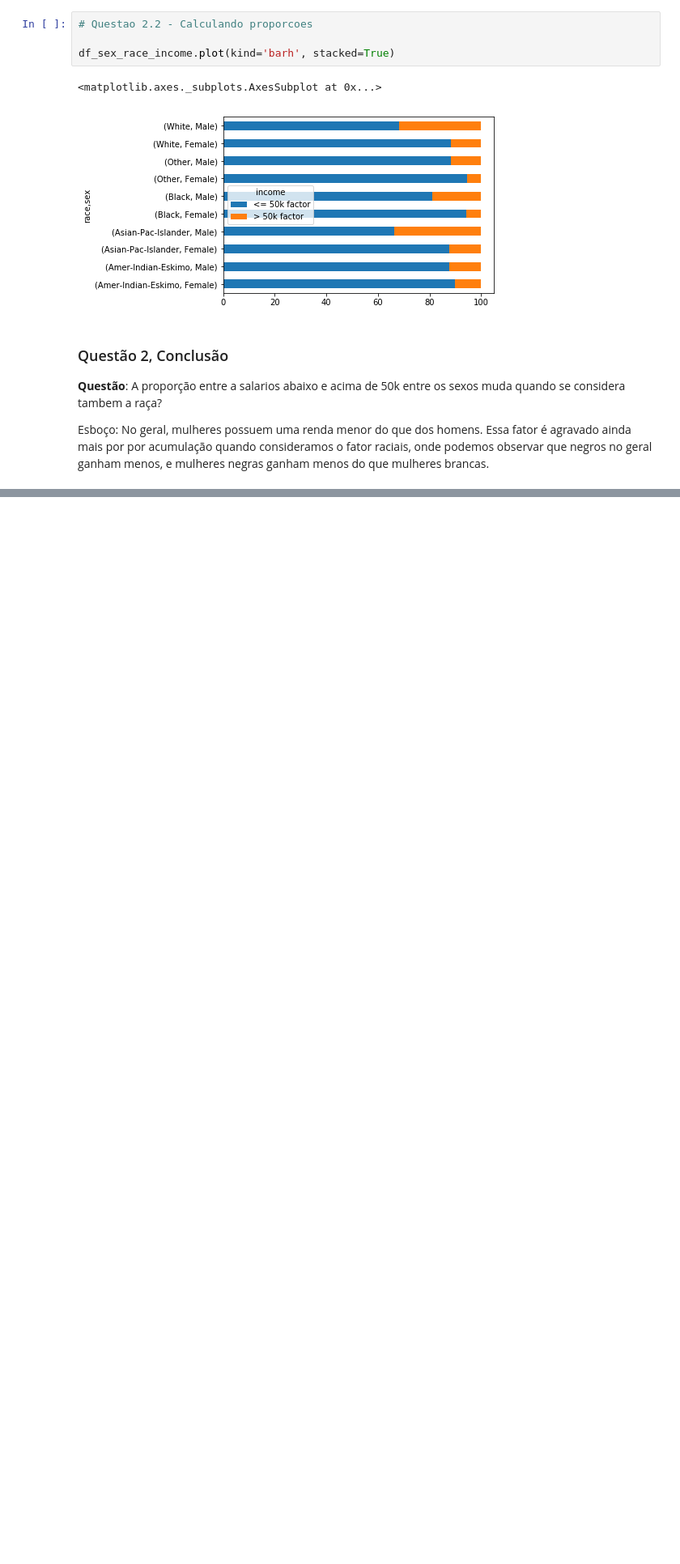
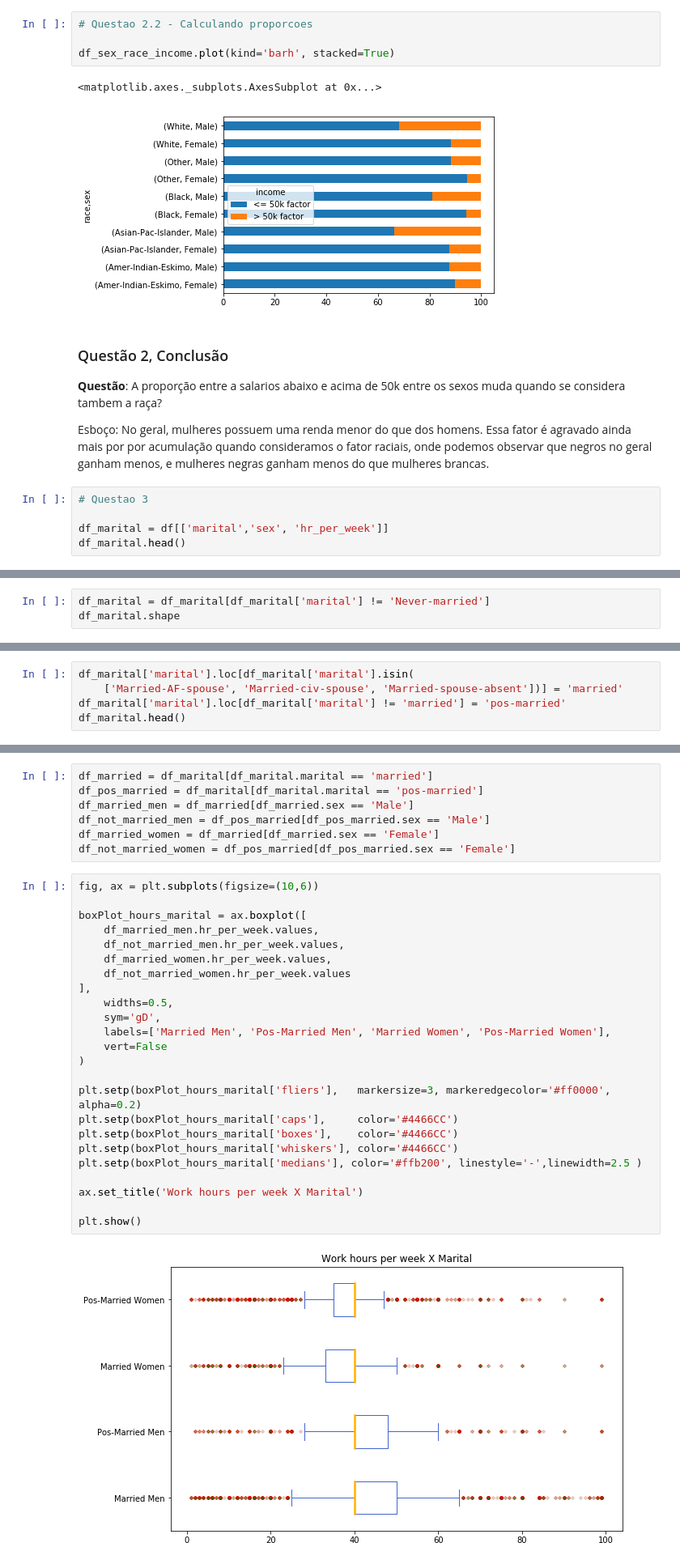
Before and after one commit to Pedalves/DataScience, a Jupyter notebook: ExploratoryDataAnalysis.ipynb, the cells around one changed output, grey strips where cells are left out. Shown at 81% size. Drawn from its saved outputs; the diff is of its cells as text; blank space fills up the shorter version.

```diff
--- a/ExploratoryDataAnalysis.ipynb
+++ b/ExploratoryDataAnalysis.ipynb
@@ -292,3 +292,8 @@ df_sex_race_income.plot(kind='barh', stacked=True)
 **Questão**: A proporção entre a salarios abaixo e acima de 50k entre os sexos muda quando se considera tambem a raça?
 
 Esboço: No geral, mulheres possuem uma renda menor do que dos homens. Essa fator é agravado ainda mais por por acumulação quando consideramos o fator raciais, onde podemos observar que negros no geral ganham menos, e mulheres negras ganham menos do que mulheres brancas.
+# %%
+# Questao 3
+
+df_marital = df[['marital','sex', 'hr_per_week']]
+df_marital.head()
@@ -294,0 +311,3 @@ Esboço: No geral, mulheres possuem uma renda menor do que dos homens. Essa fato
+# %%
+df_marital = df_marital[df_marital['marital'] != 'Never-married']
+df_marital.shape
@@ -294,0 +316,5 @@ Esboço: No geral, mulheres possuem uma renda menor do que dos homens. Essa fato
+# %%
+df_marital['marital'].loc[df_marital['marital'].isin(
+    ['Married-AF-spouse', 'Married-civ-spouse', 'Married-spouse-absent'])] = 'married'
+df_marital['marital'].loc[df_marital['marital'] != 'married'] = 'pos-married'
+df_marital.head()
@@ -294,0 +332,33 @@ Esboço: No geral, mulheres possuem uma renda menor do que dos homens. Essa fato
+# %%
+df_married = df_marital[df_marital.marital == 'married']
+df_pos_married = df_marital[df_marital.marital == 'pos-married']
+df_married_men = df_married[df_married.sex == 'Male']
+df_not_married_men = df_pos_married[df_pos_married.sex == 'Male']
+df_married_women = df_married[df_married.sex == 'Female']
+df_not_married_women = df_pos_married[df_pos_married.sex == 'Female']
+# %%
+fig, ax = plt.subplots(figsize=(10,6))
+
+boxPlot_hours_marital = ax.boxplot([
+    df_married_men.hr_per_week.values,
+    df_not_married_men.hr_per_week.values,
+    df_married_women.hr_per_week.values,
+    df_not_married_women.hr_per_week.values
+],
+    widths=0.5,
+    sym='gD',
+    labels=['Married Men', 'Pos-Married Men', 'Married Women', 'Pos-Married Women'],
+    vert=False
+)
+
+plt.setp(boxPlot_hours_marital['fliers'],   markersize=3, markeredgecolor='#ff0000', alpha=0.2)
+plt.setp(boxPlot_hours_marital['caps'],     color='#4466CC')
+plt.setp(boxPlot_hours_marital['boxes'],    color='#4466CC')
+plt.setp(boxPlot_hours_marital['whiskers'], color='#4466CC')
+plt.setp(boxPlot_hours_marital['medians'], color='#ffb200', linestyle='-',linewidth=2.5 )
+
+ax.set_title('Work hours per week X Marital')
+
+plt.show()
+# %% [output]
+[figure, added]
```
Also changed, not shown: parts of 5 cells of this notebook.
